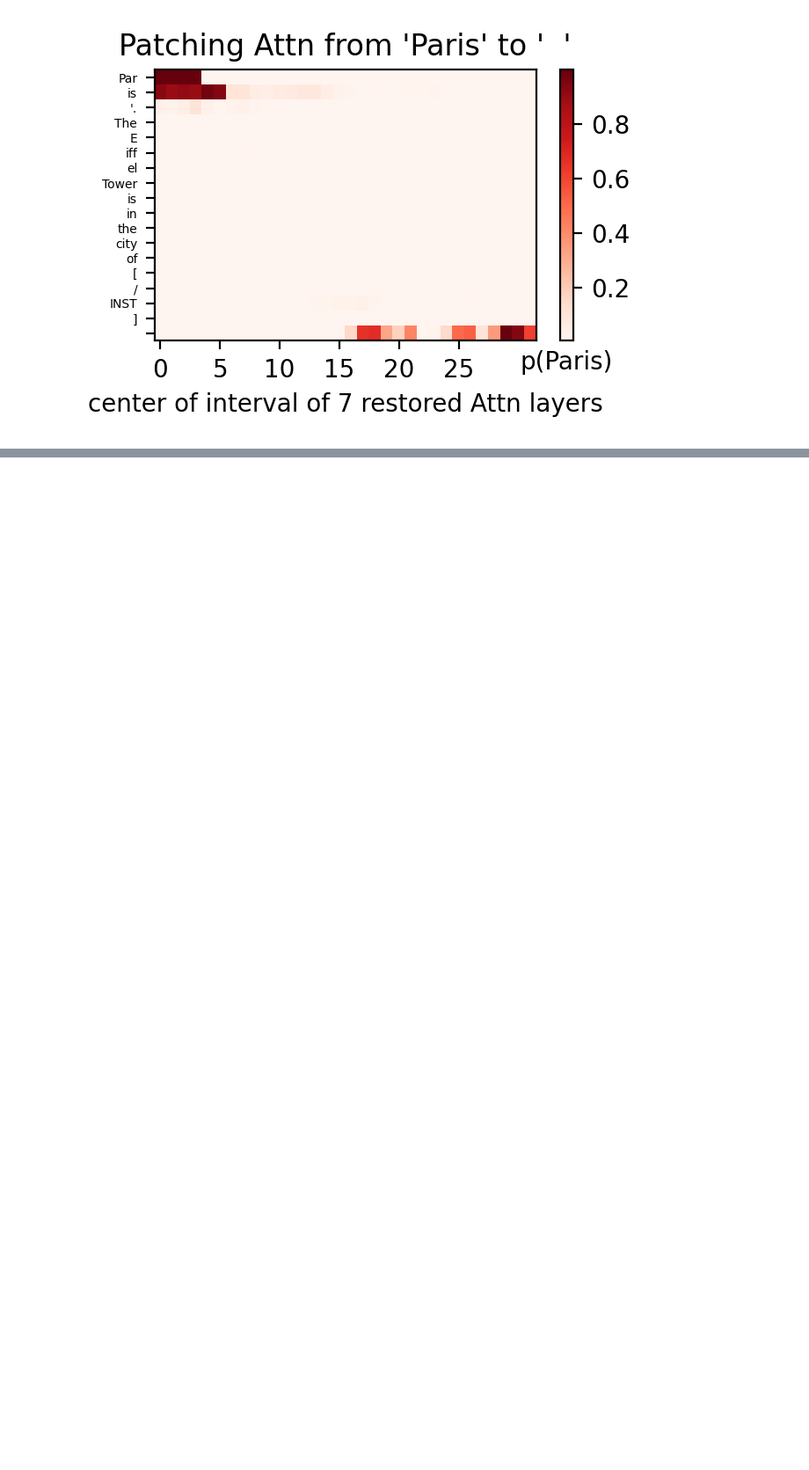
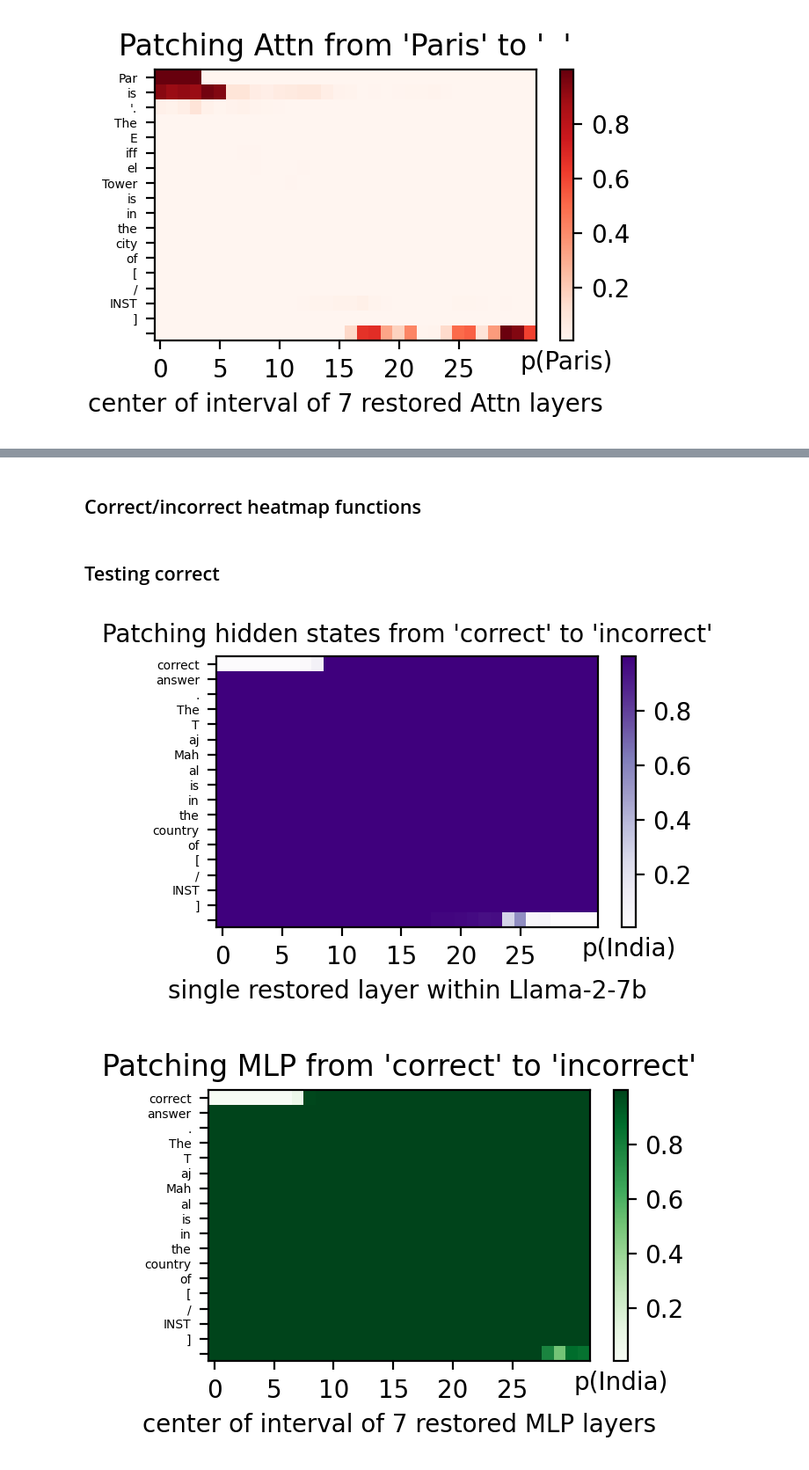
Before and after one commit to mileskwang/rome-prompt-injections, a Jupyter notebook: modular_tracing_llama2_7B.ipynb, the cells around one changed output, grey strips where cells are left out. Shown at 88% size. Drawn from its saved outputs; the diff is of its cells as text; code cells hidden in the pictures; blank space fills up the shorter version.

Commit message:
correct vs incorrect modular tracing

```diff
--- a/modular_tracing_llama2_7B.ipynb
+++ b/modular_tracing_llama2_7B.ipynb
@@ -845,6 +854,7 @@ def calculate_flow(
     uncompeting_prompt: str,
     words_to_check: list[str],
     num_layers: int,
+    answer: str,
     kind: str=None,
     window: int=7,
 ):
@@ -855,7 +865,7 @@ def calculate_flow(
 
     c_tokens = tokenizer.encode(competing_prompt)
     u_tokens = tokenizer.encode(uncompeting_prompt)
-    index = find_token_range(tokenizer, c_tokens, "Paris")[0]
+    index = find_token_range(tokenizer, c_tokens, answer)[0]
     diff_length = len(c_tokens) - index
 
     _, probs1, output, topk = get_token_probabilities(
@@ -885,6 +895,7 @@ def calculate_flow(
             uncompeting_prompt,
             words_to_check,
             num_layers,
+            index,
         )
     else:
         scores, predictions = trace_important_window(
@@ -895,6 +906,7 @@ def calculate_flow(
             words_to_check,
             num_layers,
             kind,
+            index,
             window,
         )
 
@@ -912,6 +924,7 @@ def calculate_all_flow(
     uncompeting_prompt: str,
     words_to_check: list[str],
     num_layers: int,
+    answer: str,
     window: int=7,
 ):
     """
@@ -928,6 +941,7 @@ def calculate_all_flow(
             uncompeting_prompt=uncompeting_prompt,
             words_to_check=words_to_check,
             num_layers=num_layers,
+            answer=answer,
             kind=kind,
             window=window,
         ))
@@ -2175,0 +1202,24 @@ create_heatmap(list(map(list, zip(*x_mlp_scores))), num_layers, dq_length, 'Impa
+# %%
+result, probability = get_prediction(model, tokenizer, correct_tokens)
+print(result)
+print(probability)
+result, probability = get_prediction(model, tokenizer, incorrect_tokens)
+print(result)
+print(probability)
+
+results, probs = get_next_k_tokens(model, tokenizer, incorrect_tokens, 4)
+print(results)
+print(probs)
+k = 5
+result = "".join(results[:k])
+print(result)
+
+topk_results, topk_probs = get_top_k_predictions(model, tokenizer, correct_tokens, 5)
+print(topk_results)
+print(topk_probs)
+print(list(zip(topk_results, topk_probs)))
+
+topk_results, topk_probs = get_top_k_predictions(model, tokenizer, incorrect_tokens, 5)
+print(topk_results)
+print(topk_probs)
+print(list(zip(topk_results, topk_probs)))
@@ -2175,0 +1265,2 @@ create_heatmap(list(map(list, zip(*x_mlp_scores))), num_layers, dq_length, 'Impa
+# %% [markdown]
+## Correct/incorrect heatmap functions
@@ -2175,0 +1491,19 @@ create_heatmap(list(map(list, zip(*x_mlp_scores))), num_layers, dq_length, 'Impa
+# %% [markdown]
+## Testing correct
+# %%
+india_list = calculate_all_flow(
+    model,
+    tokenizer,
+    incorrect_prompt,
+    correct_prompt,
+    words_to_check,
+    num_layers,
+    "incorrect",
+)
+# %%
+correct_plot_trace_heatmap(india_list[0], "India", correct_tokens[33:], None)
+correct_plot_trace_heatmap(india_list[1], "India", correct_tokens[33:], "mlp")
+correct_plot_trace_heatmap(india_list[2], "India", correct_tokens[33:], "attn")
+# %% [output]
+[figure, added]
+[figure, added]
```
Also changed, not shown: parts of 92 cells of this notebook.
